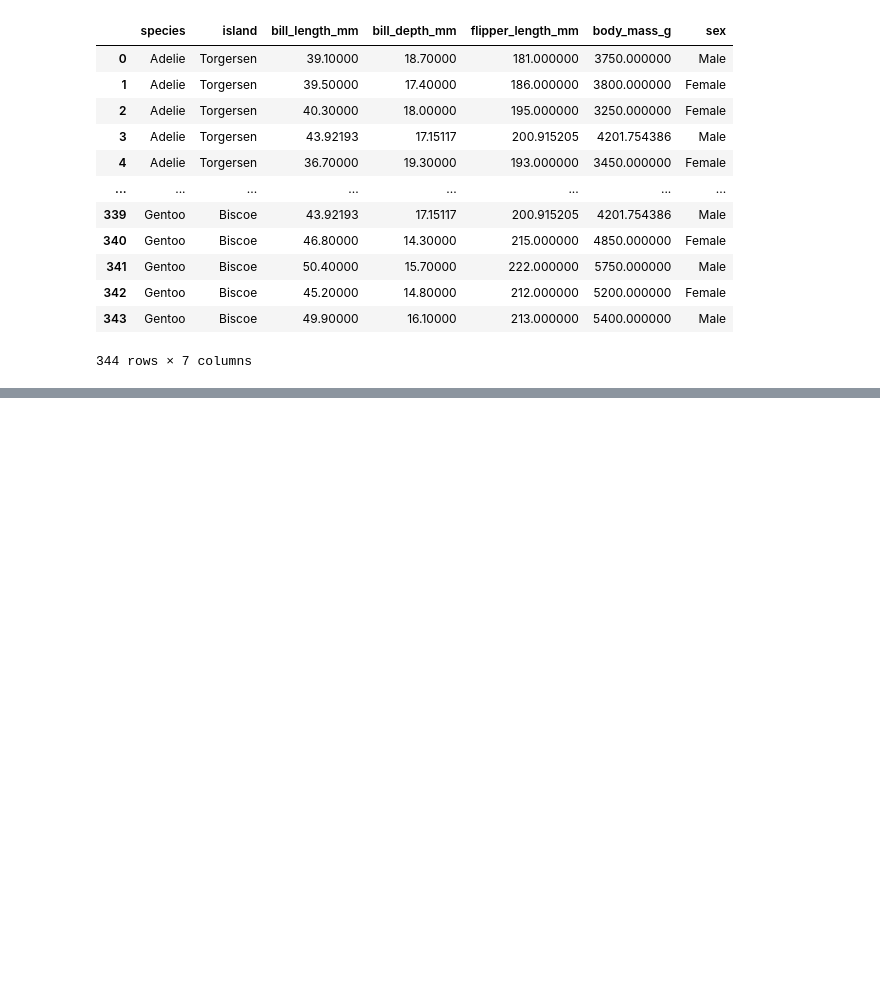
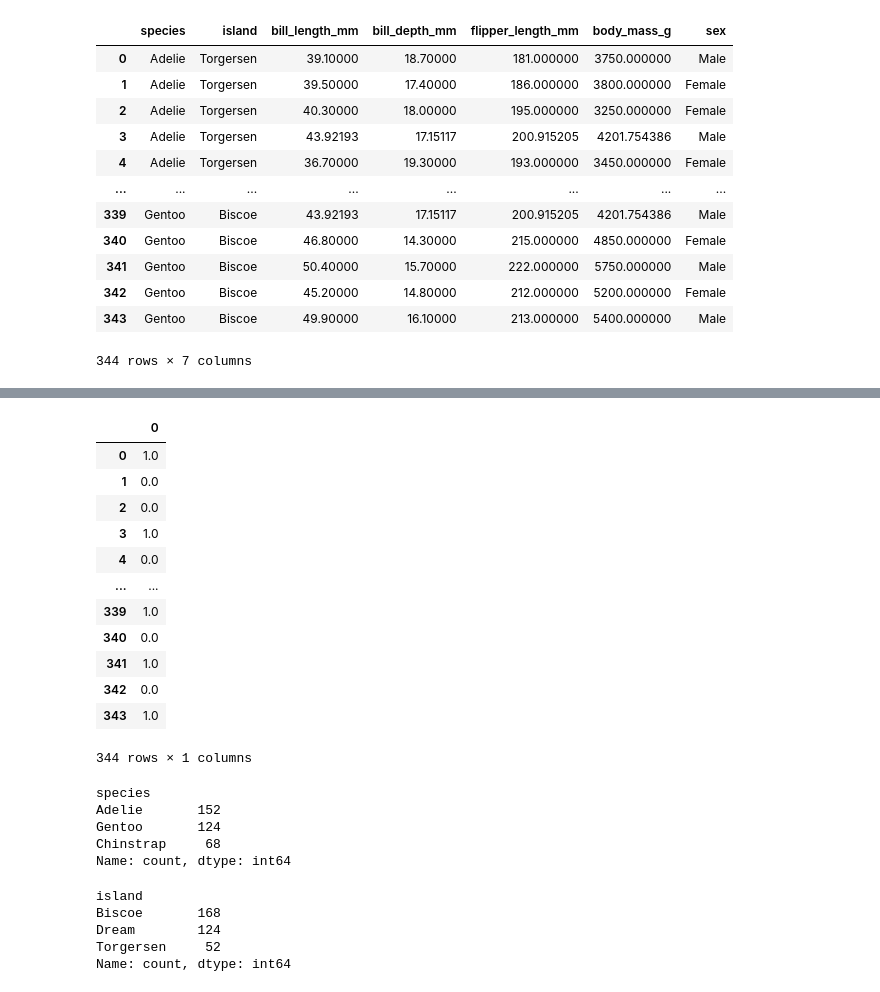
Before and after one commit to digipodium/DP-2025-ML-12.30-MTTFS, a Jupyter notebook: data_preprocessing.ipynb, the cells around one changed output, grey strips where cells are left out. Drawn from its saved outputs; the diff is of its cells as text; code cells hidden in the pictures; blank space fills up the shorter version.

```diff
--- a/data_preprocessing.ipynb
+++ b/data_preprocessing.ipynb
@@ -86,0 +118,16 @@ penguins
+# %%
+sex_dummy_df
+# %% [output]
+|  | 0 |
+| 0 | 1.0 |
+| 1 | 0.0 |
+| 2 | 0.0 |
+| 3 | 1.0 |
+| 4 | 0.0 |
+| ... | ... |
+| 339 | 1.0 |
+| 340 | 0.0 |
+| 341 | 1.0 |
+| 342 | 0.0 |
+| 343 | 1.0 |
+344 rows × 1 columns
@@ -86,0 +139,16 @@ penguins
+# %%
+penguins['species'].value_counts()
+# %% [output]
+species
+Adelie       152
+Gentoo       124
+Chinstrap     68
+Name: count, dtype: int64
+# %%
+penguins['island'].value_counts()
+# %% [output]
+island
+Biscoe       168
+Dream        124
+Torgersen     52
+Name: count, dtype: int64
```
Also changed, not shown: parts of 12 cells of this notebook, 9 other files.
